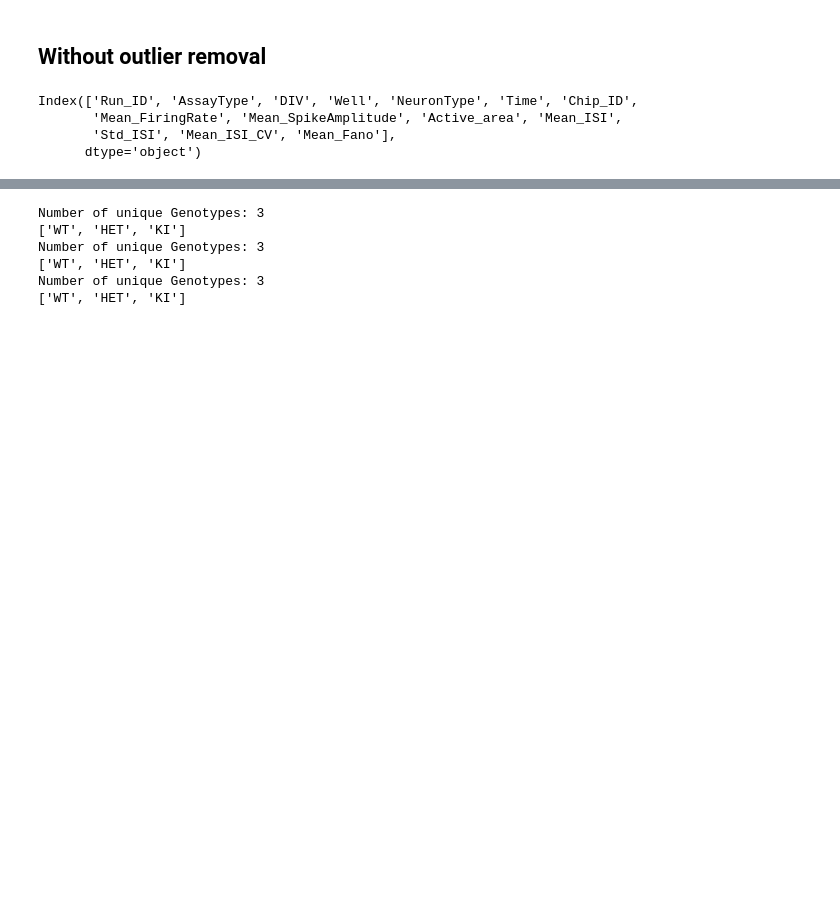
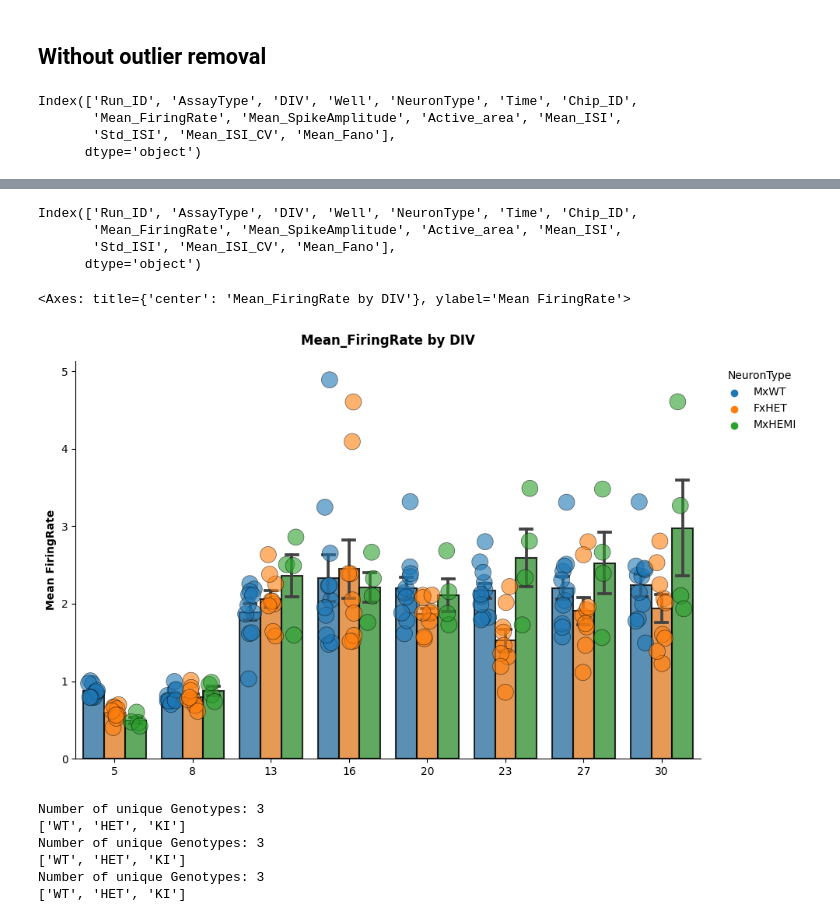
Before and after one commit to roybens/MEA_Analysis, a Jupyter notebook: NetworkAnalysis/PlottingFunctions/actiivitymetricsfigures.ipynb, the cells around one changed output, grey strips where cells are left out. Cells and saved outputs as stored; diff of their text form; code cells hidden in the pictures; blank space fills up the shorter version.

```diff
--- a/NetworkAnalysis/PlottingFunctions/actiivitymetricsfigures.ipynb
+++ b/NetworkAnalysis/PlottingFunctions/actiivitymetricsfigures.ipynb
@@ -63,3 +162,18 @@ print(colors)
+# %%
+df.columns
+# %% [output]
+Index(['Run_ID', 'AssayType', 'DIV', 'Well', 'NeuronType', 'Time', 'Chip_ID',
+       'Mean_FiringRate', 'Mean_SpikeAmplitude', 'Active_area', 'Mean_ISI',
+       'Std_ISI', 'Mean_ISI_CV', 'Mean_Fano'],
+      dtype='object')
+# %%
+
+viz = meaplotter.MEAPlotter()
+viz.plot_bars_by_div(df, div_col="DIV", group_col="NeuronType", y="Mean_FiringRate",
+                 group_order=order)
+# %% [output]
+<Axes: title={'center': 'Mean_FiringRate by DIV'}, ylabel='Mean FiringRate'>
+[figure, added]
 # %%
 output_types = output_types =[ 'Mean_FiringRate', 'Mean_SpikeAmplitude', 'Active_area']
 
```
Also changed, not shown: parts of 9 cells of this notebook, 3 other files.
